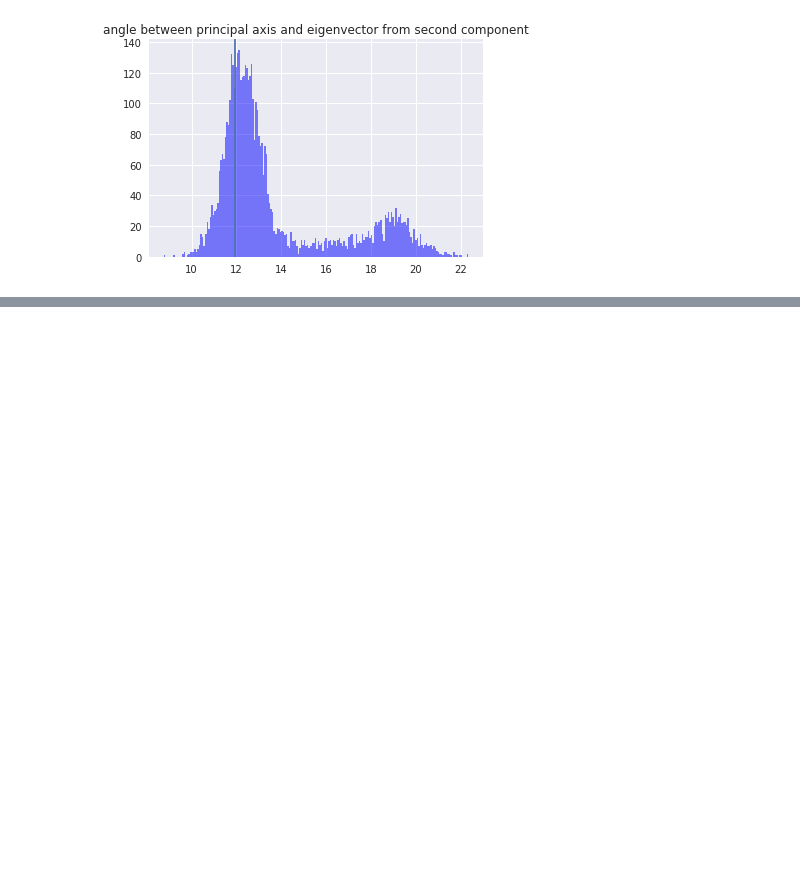
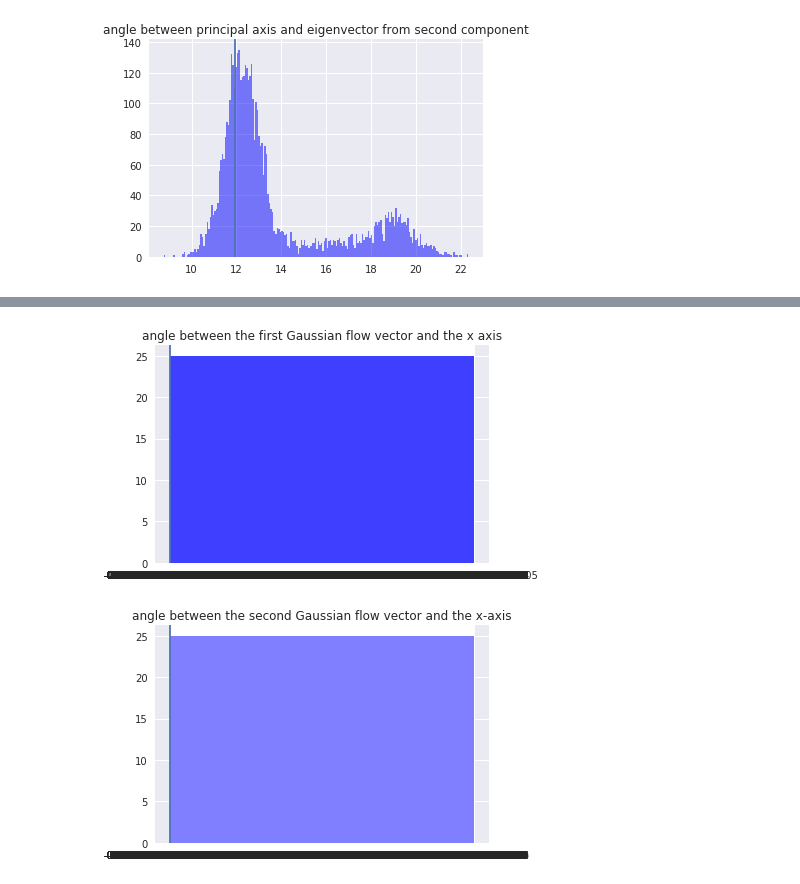
Before and after one commit to jaewshin/turchin, a Jupyter notebook: jupyter/bootstrap.ipynb, the cells around one changed output, grey strips where cells are left out. Drawn from its saved outputs; the diff is of its cells as text; code cells hidden in the pictures; blank space fills up the shorter version.

```diff
--- a/jupyter/bootstrap.ipynb
+++ b/jupyter/bootstrap.ipynb
@@ -24,6 +27,10 @@ features = ['PolPop', 'PolTerr', 'CapPop', 'levels', 'government','infrastr', 'w
 
 # take subset of original data table with 9 CCs and change it into numpy array
 data_mat = StandardScaler().fit_transform(pnas_data1.loc[:, features].values)
+times = pnas_data1.loc[:, ['Time']].values
+ngas = pnas_data1.NGA.unique().tolist()
+P, D, Q = turchin.svd(data_mat)
+data = np.matmul(data_mat, Q.T)
 # %%
 # angle between vectors and various measurements for errors
 
@@ -366,0 +569,41 @@ plt.close()
+# %%
+# histogram for above using the results from GPU
+gauss1_idx, gauss2_idx = gaussian_idx(data_mat)
+gauss1_time = [times[i] for i in gauss1_idx] # time for the first gaussian data
+gauss2_time = [times[j] for j in gauss2_idx] # time for the second gaussian data
+coef1, coef2 = flow_vec(ngas, data, {key:key for key in range(len(data))})
+ang1, ang2 = np.arctan(coef1[0]), np.arctan(coef2[0])
+
+angle1_path = os.path.abspath(os.path.join("./..","data","angle1.txt"))
+angle2_path = os.path.abspath(os.path.join("./..","data","angle2.txt"))
+
+with open(angle1_path) as f:
+    angle1_content = f.readlines()
+angle1 = [x.strip() for x in angle1_content]
+
+with open(angle2_path) as f:
+    angle2_content = f.readlines()
+angle2 = [x.strip() for x in angle2_content]
+
+angle1 = [float(i) for i in angle1]
+angle2 = [float(i) for i in angle2]
+
+# plot the histogram for eigenvalues and angles
+num_bins = 200
+
+# angle between PC and the first component
+n, bins, patches = plt.hist(angle1, num_bins, facecolor='blue', alpha=0.5)
+plt.title('angle between the first Gaussian flow vector and the x axis')
+plt.axvline(x=ang1)
+plt.show()
+plt.close()
+
+# angle between PC and the second component
+n, bins, patches = plt.hist(angle2, num_bins, facecolor='blue', alpha=0.5)
+plt.title('angle between the second Gaussian flow vector and the x-axis')
+plt.axvline(x=ang2)
+plt.show()
+plt.close()
+# %% [output]
+[figure, added]
+[figure, added]
```
Also changed, not shown: parts of 7 cells of this notebook, 1 other file.
